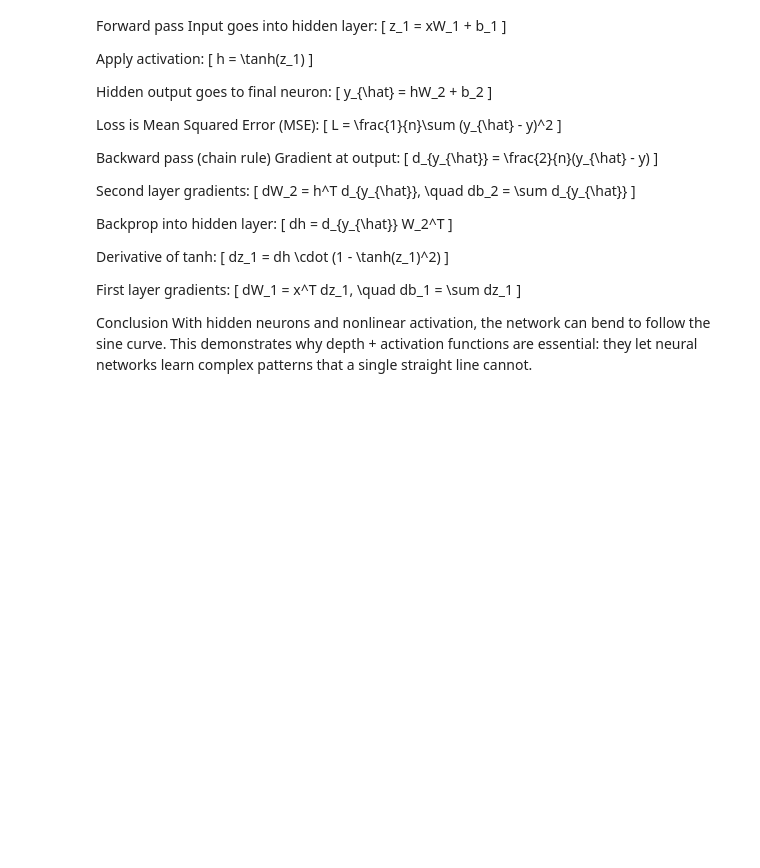
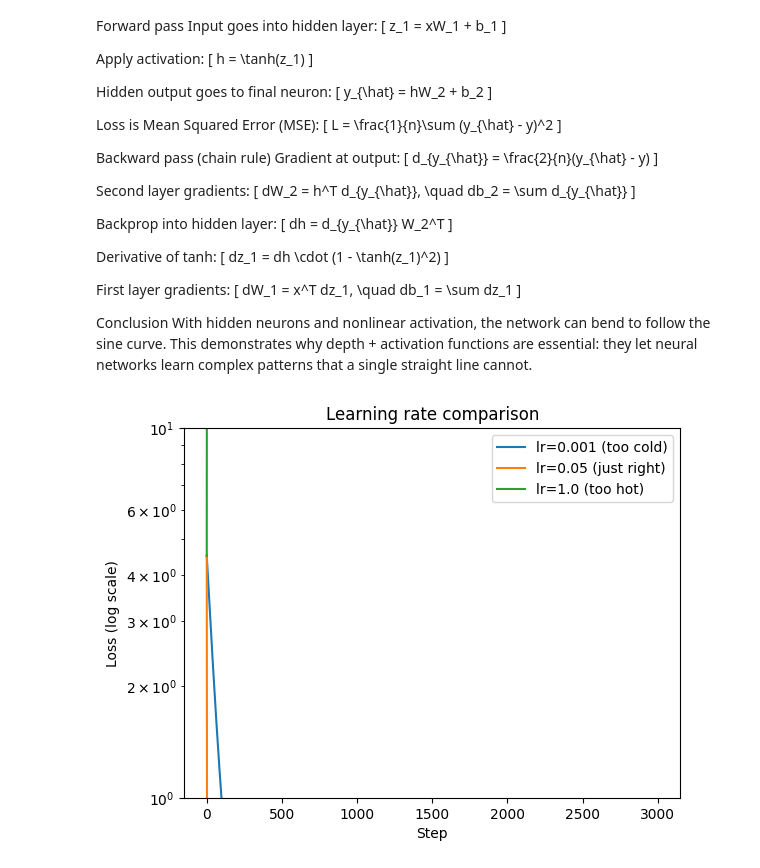
Before and after one commit to monicayar/lab-3, a Jupyter notebook: lab_3_ipynb.ipynb, the cells around one changed output. Cells and saved outputs as stored; diff of their text form; code cells hidden in the pictures; blank space fills up the shorter version.

Commit message:
part 1.3(code)

```diff
--- a/lab_3_ipynb.ipynb
+++ b/lab_3_ipynb.ipynb
@@ -188,3 +188,67 @@ First layer gradients:
 Conclusion
 With hidden neurons and nonlinear activation, the network can bend to follow the sine curve.
 This demonstrates why depth + activation functions are essential: they let neural networks learn complex patterns that a single straight line cannot.
+# %%
+#part 1.3
+import numpy as np
+import matplotlib.pyplot as plt
+
+# Generate toy data
+np.random.seed(42)
+x = np.linspace(-3, 3, 100).reshape(-1, 1)
+y = np.sin(x) + np.random.normal(0, 0.1, size=x.shape)
+
+# Training function
+def train_toy(lr, steps=3000):
+    np.random.seed(42)  # reset seed for fair comparison
+
+    # Initialise parameters
+    W1 = np.random.randn(1, 8) * 0.5
+    b1 = np.random.randn(8) * 0.5
+    W2 = np.random.randn(8, 1) * 0.5
+    b2 = np.random.randn(1) * 0.5
+
+    losses = []
+
+    for step in range(steps):
+        # Forward pass
+        z1 = x @ W1 + b1
+        h = np.tanh(z1)
+        y_hat = h @ W2 + b2
+        loss = np.mean((y_hat - y) ** 2)
+        losses.append(loss)
+
+        # Backward pass
+        d_yhat = 2 * (y_hat - y) / len(y)
+        dW2 = h.T @ d_yhat
+        db2 = d_yhat.sum(axis=0)
+        dh = d_yhat @ W2.T
+        dz1 = dh * (1 - np.tanh(z1) ** 2)
+        dW1 = x.T @ dz1
+        db1 = dz1.sum(axis=0)
+
+        # Update
+        W1 -= lr * dW1
+        b1 -= lr * db1
+        W2 -= lr * dW2
+        b2 -= lr * db2
+
+    return losses
+
+#  Run with three learning rates
+losses_small = train_toy(lr=0.001)
+losses_medium = train_toy(lr=0.05)
+losses_large = train_toy(lr=1.0)
+
+#  Plot curves
+plt.plot(losses_small, label="lr=0.001 (too cold)")
+plt.plot(losses_medium, label="lr=0.05 (just right)")
+plt.plot(losses_large, label="lr=1.0 (too hot)")
+plt.yscale("log")   # log scale helps
+plt.xlabel("Step")
+plt.ylabel("Loss (log scale)")
+plt.title("Learning rate comparison")
+plt.legend()
+plt.show()
+# %% [output]
+[figure, added]
```
Also changed, not shown: parts of 1 cell of this notebook.
